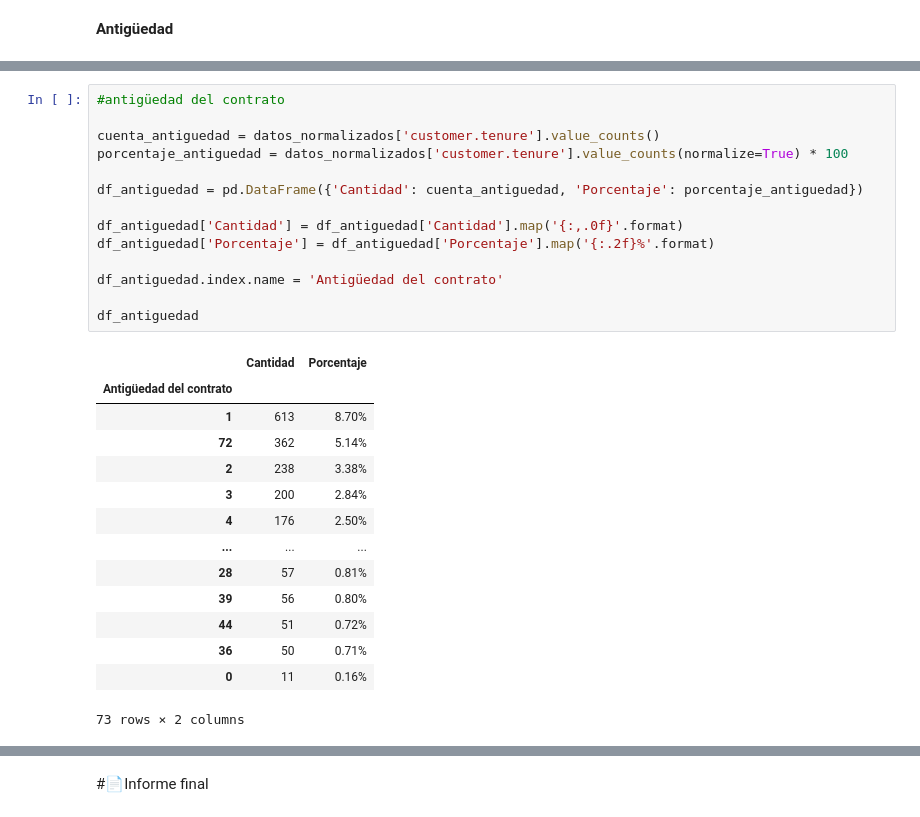
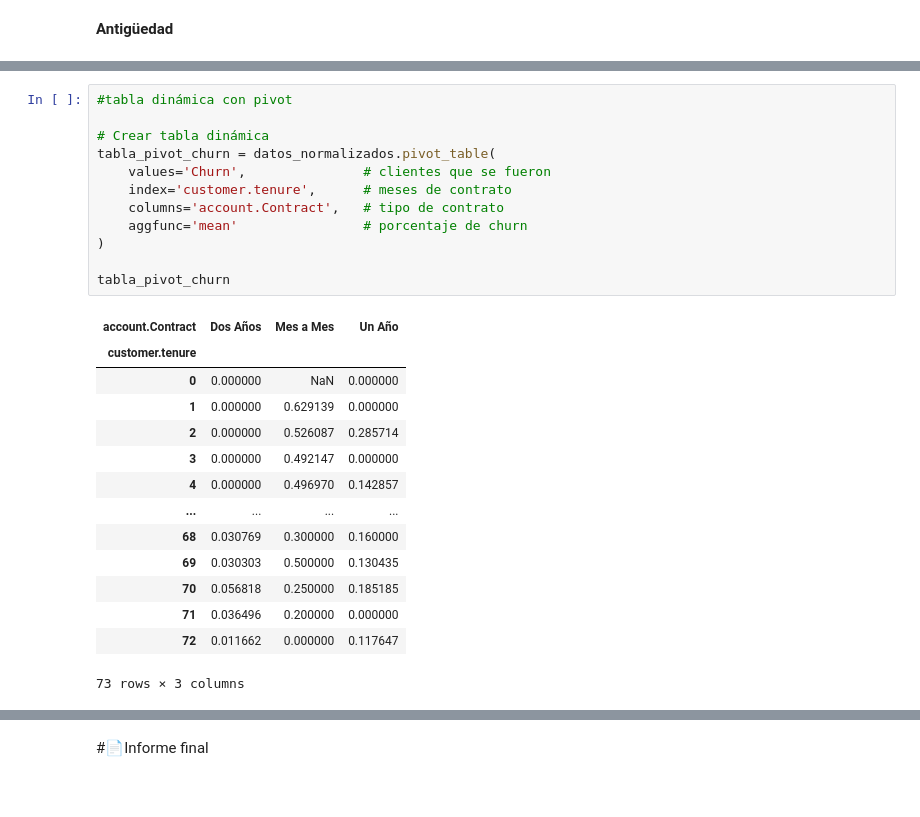
Before and after one commit to JGP-Code/TelecomX_LATAM_Challenge, a Jupyter notebook: TelecomX_LATAM.ipynb, the cells around one changed output, grey strips where cells are left out. Saved outputs shown, nothing was run; the diff lists cells and outputs as text.

```diff
--- a/TelecomX_LATAM.ipynb
+++ b/TelecomX_LATAM.ipynb
@@ -590,29 +582,27 @@ array([ 9,  4, 13,  3, 71, 63,  7, 65, 54, 72,  5, 56, 34,  1, 45, 50, 23,
-# %%
-#antigüedad del contrato
-
-cuenta_antiguedad = datos_normalizados['customer.tenure'].value_counts()
-porcentaje_antiguedad = datos_normalizados['customer.tenure'].value_counts(normalize=True) * 100
-
-df_antiguedad = pd.DataFrame({'Cantidad': cuenta_antiguedad, 'Porcentaje': porcentaje_antiguedad})
-
-df_antiguedad['Cantidad'] = df_antiguedad['Cantidad'].map('{:,.0f}'.format)
-df_antiguedad['Porcentaje'] = df_antiguedad['Porcentaje'].map('{:.2f}%'.format)
-
-df_antiguedad.index.name = 'Antigüedad del contrato'
-
-df_antiguedad
-# %% [output]
-|  | Cantidad | Porcentaje |
-| Antigüedad del contrato |  |  |
-| 1 | 613 | 8.70% |
-| 72 | 362 | 5.14% |
-| 2 | 238 | 3.38% |
-| 3 | 200 | 2.84% |
-| 4 | 176 | 2.50% |
-| ... | ... | ... |
-| 28 | 57 | 0.81% |
-| 39 | 56 | 0.80% |
-| 44 | 51 | 0.72% |
-| 36 | 50 | 0.71% |
-| 0 | 11 | 0.16% |
-73 rows × 2 columns
+# %%
+#tabla dinámica con pivot
+
+# Crear tabla dinámica
+tabla_pivot_churn = datos_normalizados.pivot_table(
+    values='Churn',               # clientes que se fueron
+    index='customer.tenure',      # meses de contrato
+    columns='account.Contract',   # tipo de contrato
+    aggfunc='mean'                # porcentaje de churn
+)
+
+tabla_pivot_churn
+# %% [output]
+| account.Contract | Dos Años | Mes a Mes | Un Año |
+| customer.tenure |  |  |  |
+| 0 | 0.000000 | NaN | 0.000000 |
+| 1 | 0.000000 | 0.629139 | 0.000000 |
+| 2 | 0.000000 | 0.526087 | 0.285714 |
+| 3 | 0.000000 | 0.492147 | 0.000000 |
+| 4 | 0.000000 | 0.496970 | 0.142857 |
+| ... | ... | ... | ... |
+| 68 | 0.030769 | 0.300000 | 0.160000 |
+| 69 | 0.030303 | 0.500000 | 0.130435 |
+| 70 | 0.056818 | 0.250000 | 0.185185 |
+| 71 | 0.036496 | 0.200000 | 0.000000 |
+| 72 | 0.011662 | 0.000000 | 0.117647 |
+73 rows × 3 columns
```
Also changed, not shown: parts of 3 cells of this notebook.
